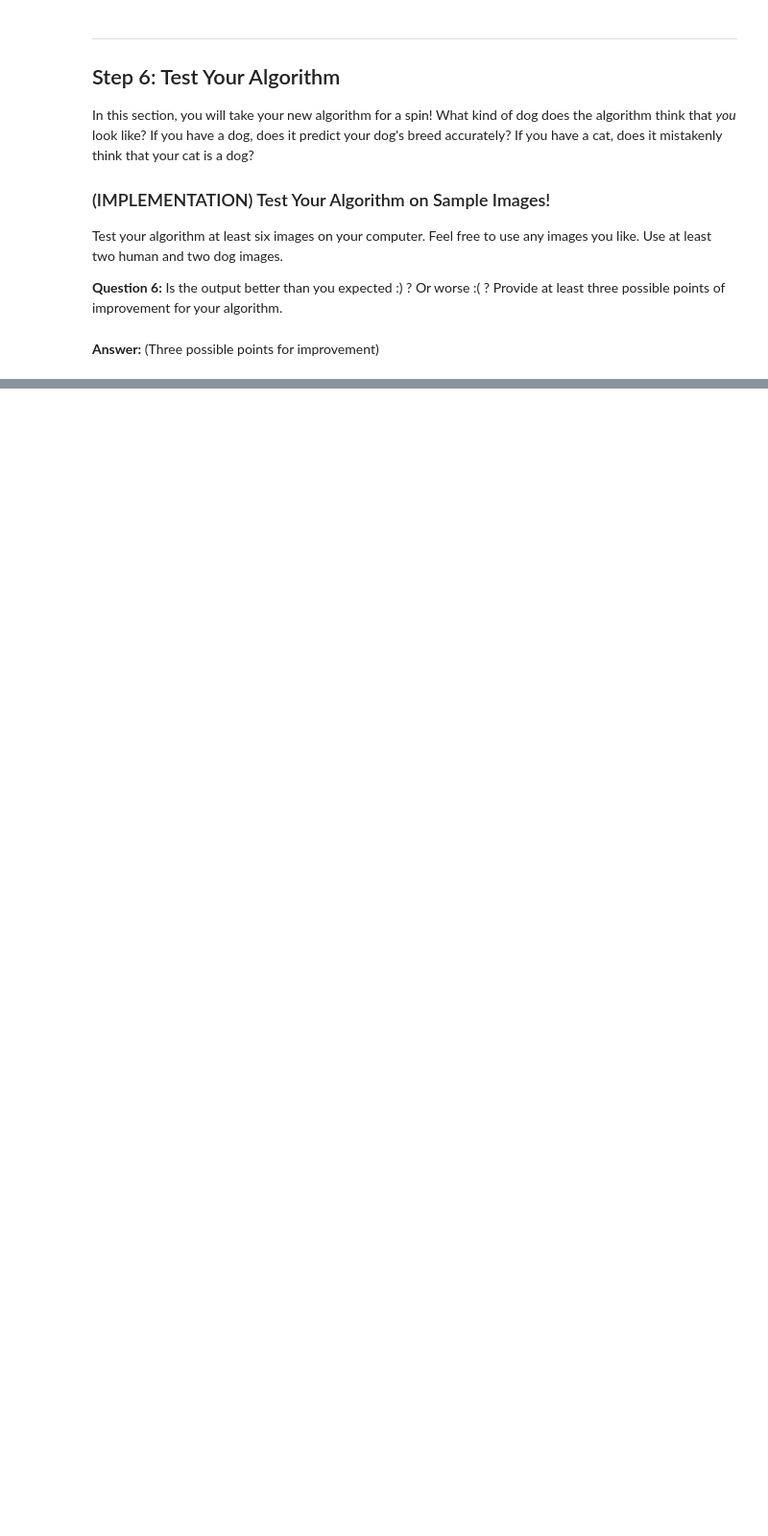
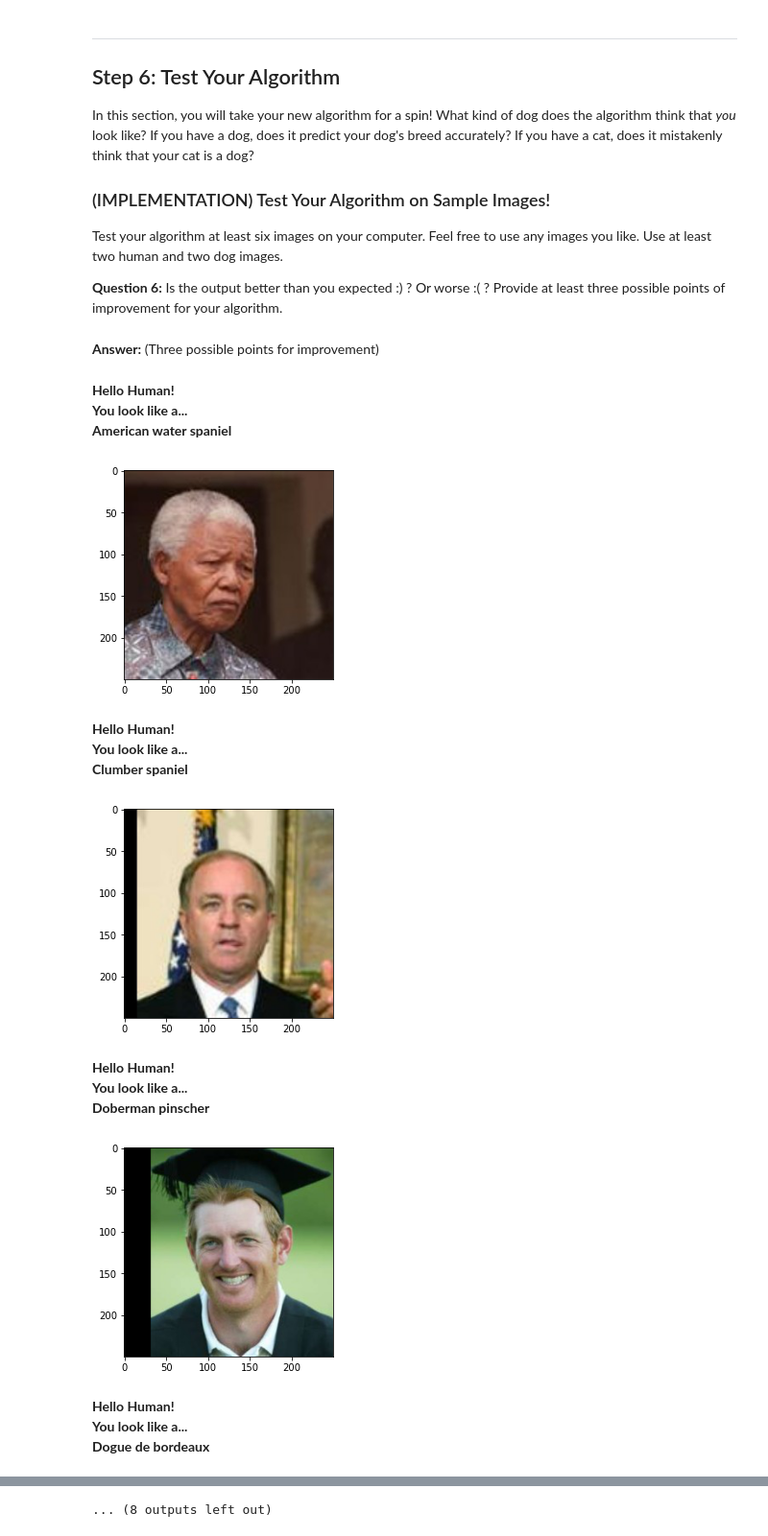
Before and after one commit to praveenbandaru/Dog-Breed-Classifier, a Jupyter notebook: dog_app.ipynb, the cells around one changed output, grey strips where cells are left out. Shown at 96% size. Drawn from its saved outputs; the diff is of its cells as text; code cells hidden in the pictures; blank space fills up the shorter version.

```diff
--- a/dog_app.ipynb
+++ b/dog_app.ipynb
@@ -468,10 +692,14 @@ optimizer_transfer = None
+# %%
+criterion_transfer = nn.CrossEntropyLoss().cuda()
+optimizer_transfer = optim.Adam(model_transfer.parameters(), lr=0.001)
 # %% [markdown]
 ### (IMPLEMENTATION) Train and Validate the Model
 
 Train and validate your model in the code cell below.  [Save the final model parameters](http://pytorch.org/docs/master/notes/serialization.html) at filepath `'model_transfer.pt'`.
 # %%
 # train the model
-model_transfer = # train(n_epochs, loaders_transfer, model_transfer, optimizer_transfer, criterion_transfer, use_cuda, 'model_transfer.pt')
+n_epochs = 20
+model_transfer = train(n_epochs, loaders_transfer, model_transfer, optimizer_transfer, criterion_transfer, use_cuda, 'model_transfer.pt')
 
 # load the model that got the best validation accuracy (uncomment the line below)
-#model_transfer.load_state_dict(torch.load('model_transfer.pt'))
+model_transfer.load_state_dict(torch.load('model_transfer.pt'))
@@ -513,12 +792,24 @@ Some sample output for our algorithm is provided below, but feel free to design
 
 
 ### (IMPLEMENTATION) Write your Algorithm
+# %%
+from IPython.display import Markdown, display
+def display_img(img_path, title):
+    display(Markdown("**" + title + "**"))
+    plt.imshow(Image.open(img_path))
+    plt.show()
 # %%
 ### TODO: Write your algorithm.
 ### Feel free to use as many code cells as needed.
 
 def run_app(img_path):
     ## handle cases for a human face, dog, and neither
+    if(dog_detector(img_path)):
+        display_img(img_path, 'Hello Dog!<br/>Your predicted breed is...<br/>'+predict_breed_transfer(img_path))
+    elif(face_detector(img_path)):
+            display_img(img_path, 'Hello Human!<br/>You look like a...<br/>'+predict_breed_transfer(img_path))
+    else:
+        display_img(img_path, 'It looks nothing like a Dog or Human')
 # %% [markdown]
 ---
 <a id='step6'></a>
@@ -536,8 +827,18 @@ __Answer:__ (Three possible points for improvement)
 # %%
 ## TODO: Execute your algorithm from Step 6 on
 ## at least 6 images on your computer.
 ## Feel free to use as many code cells as needed.
 
 ## suggested code, below
-for file in np.hstack((human_files[:3], dog_files[:3])):
+# import random
+from random import sample
+for file in np.hstack((sample(list(human_files),5), sample(list(dog_files),5))):
     run_app(file)
+# %% [output]
+**Hello Human!<br/>You look like a...<br/>American water spaniel**
+[figure, added]
+**Hello Human!<br/>You look like a...<br/>Clumber spaniel**
+[figure, added]
+**Hello Human!<br/>You look like a...<br/>Doberman pinscher**
+[figure, added]
+**Hello Human!<br/>You look like a...<br/>Dogue de bordeaux**
@@ -543,0 +850 @@ for file in np.hstack((human_files[:3], dog_files[:3])):
+... (8 outputs left out)
```
Also changed, not shown: parts of 31 cells of this notebook.
